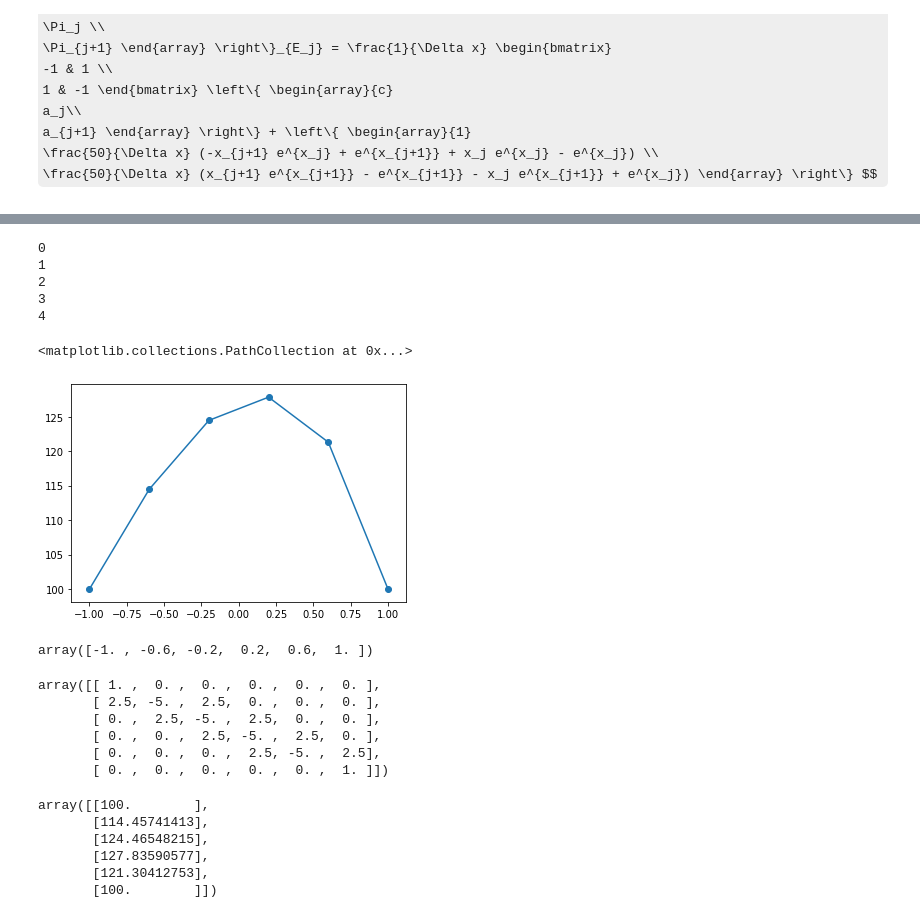
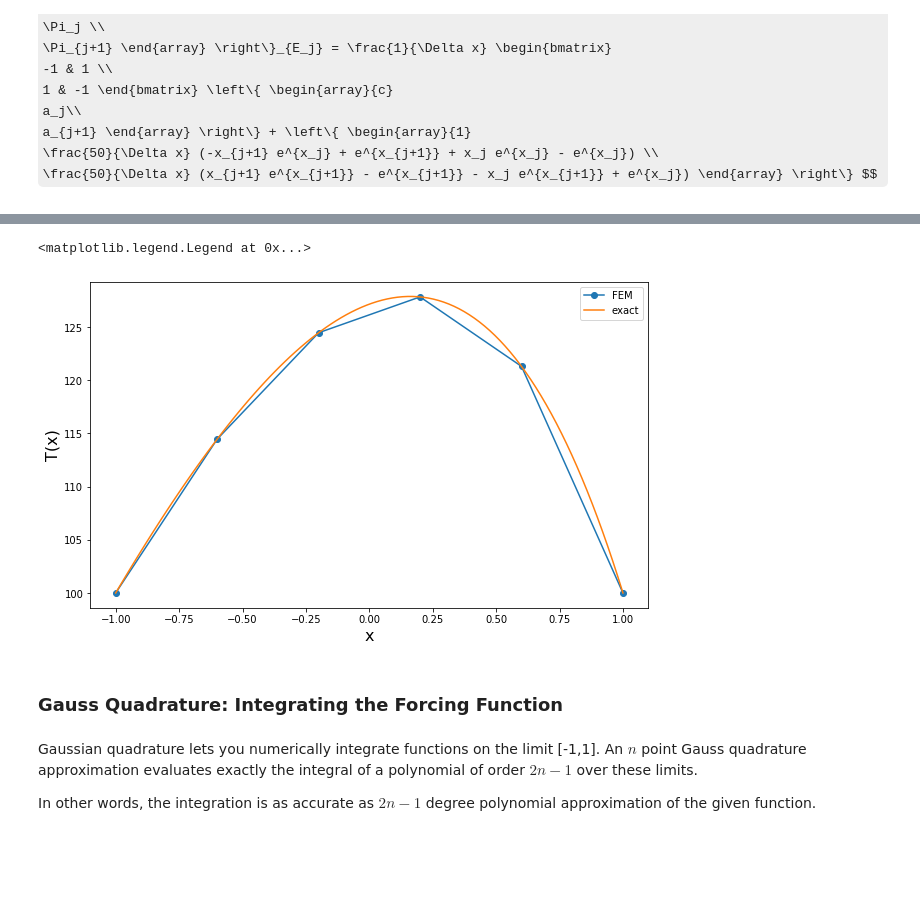
Before and after one commit to bharath-kamath705/FEM_PoissonEq, a Jupyter notebook: Poisson_Eq.ipynb, the cells around one changed output, grey strips where cells are left out. Drawn from its saved outputs; the diff is of its cells as text; code cells hidden in the pictures; some formulas as TeX source; blank space fills up the shorter version.

```diff
--- a/Poisson_Eq.ipynb
+++ b/Poisson_Eq.ipynb
@@ -235,6 +242,7 @@ $$ \phi_{jx}(x)=   \left\{
 plt.plot(x, np.zeros(np.shape(x)))
 plt.scatter(x_nodes, np.zeros(np.shape(x_nodes)))
 
-j = 4
+j = 3
 plt.plot([x_nodes[j-1], x_nodes[j], x_nodes[j+1]], [0, 1, 0])
+plt.xlabel("x", fontsize="16"), plt.ylabel("$\phi_j$", fontsize="18")
 # %% [output]
@@ -299,62 +323,57 @@ a_{j+1} \end{array} \right\} + \left\{ \begin{array}{1}
 # %%
 # initialize global [K] and [F] matrix
 K = np.zeros([n_elem+1, n_elem+1])
 F = np.zeros([n_elem+1, 1])
 
 for j in range(0, n_elem):
-    print(j)
 
-    K[j,j] += -1/dx
-    K[j,j+1] += 1/dx
+    K[j,j]   += -1/dx
+    K[j,j+1] +=  1/dx
 
-    K[j+1,j] += 1/dx
+    K[j+1,j]   +=  1/dx
     K[j+1,j+1] += -1/dx
 
     # some definitions for brevity
     x1, x2 = x_nodes[j], x_nodes[j+1]
     e1, e2 = np.exp(x1), np.exp(x2)
 
     # F terms
-    F[j,0] += (-50/dx) * (-x2*e1 + e2 + x1*e1 - e1)
+    F[j,0]    += (-50/dx) * (-x2*e1 + e2 + x1*e1 - e1)
     F[j+1, 0] += (-50/dx) * (x2*e2 - e2 - x1*e2 + e1)
 
-# Boundary Conditions
+#======= Boundary Conditions ==================
+# zero out the first and last rows of [K] and [F]
+K[0,:]  = 0
+F[0, :] = 0
+
+K[n_elem, :] = 0
+F[n_elem, :] = 0
+
+# Apply boundary conditions
 K[0,0], K[n_elem, n_elem] = 1, 1
 F[0,0], F[n_elem, 0] = 100, 100
 
-K[n_elem, n_elem -1] = 0
-K[0, 1] = 0
+# solve the system
 a = np.linalg.solve(K, F)
 
-plt.plot(x_nodes, a)
-plt.scatter(x_nodes, a)
+# plot FEM results
+fig, ax = plt.subplots(figsize=(10,6))
+ax.plot(x_nodes, a, label="FEM", marker="o")
+
+# plot the exact solution
+ax.plot(x, T_ex, label="exact")
+
+# format the graph
+ax.set_xlabel("x", fontsize=16)
+ax.set_ylabel("T(x)", fontsize=16)
+ax.legend()
 # %% [output]
-0
-1
-2
-3
-4
+<matplotlib.legend.Legend at 0x...>
-<matplotlib.collections.PathCollection at 0x...>
-[figure, old version]
+[figure, new version]
-# %%
-x_nodes
-# %% [output]
-array([-1. , -0.6, -0.2,  0.2,  0.6,  1. ])
-# %%
-K
-# %% [output]
-array([[ 1. ,  0. ,  0. ,  0. ,  0. ,  0. ],
-       [ 2.5, -5. ,  2.5,  0. ,  0. ,  0. ],
-       [ 0. ,  2.5, -5. ,  2.5,  0. ,  0. ],
-       [ 0. ,  0. ,  2.5, -5. ,  2.5,  0. ],
-       [ 0. ,  0. ,  0. ,  2.5, -5. ,  2.5],
-       [ 0. ,  0. ,  0. ,  0. ,  0. ,  1. ]])
-# %%
-a
-# %% [output]
-array([[100.        ],
-       [114.45741413],
-       [124.46548215],
-       [127.83590577],
-       [121.30412753],
-       [100.        ]])
+# %% [markdown]
+
+### Gauss Quadrature: Integrating the Forcing Function
+# %% [markdown]
+Gaussian quadrature lets you numerically integrate functions on the limit \[-1,1\]. An $n$ point Gauss quadrature approximation evaluates exactly the integral of a polynomial of order $2n-1$ over these limits.
+
+In other words, the integration is as accurate as $2n-1$ degree polynomial approximation of the given function.
```
Also changed, not shown: parts of 19 cells of this notebook, 1 other file.
